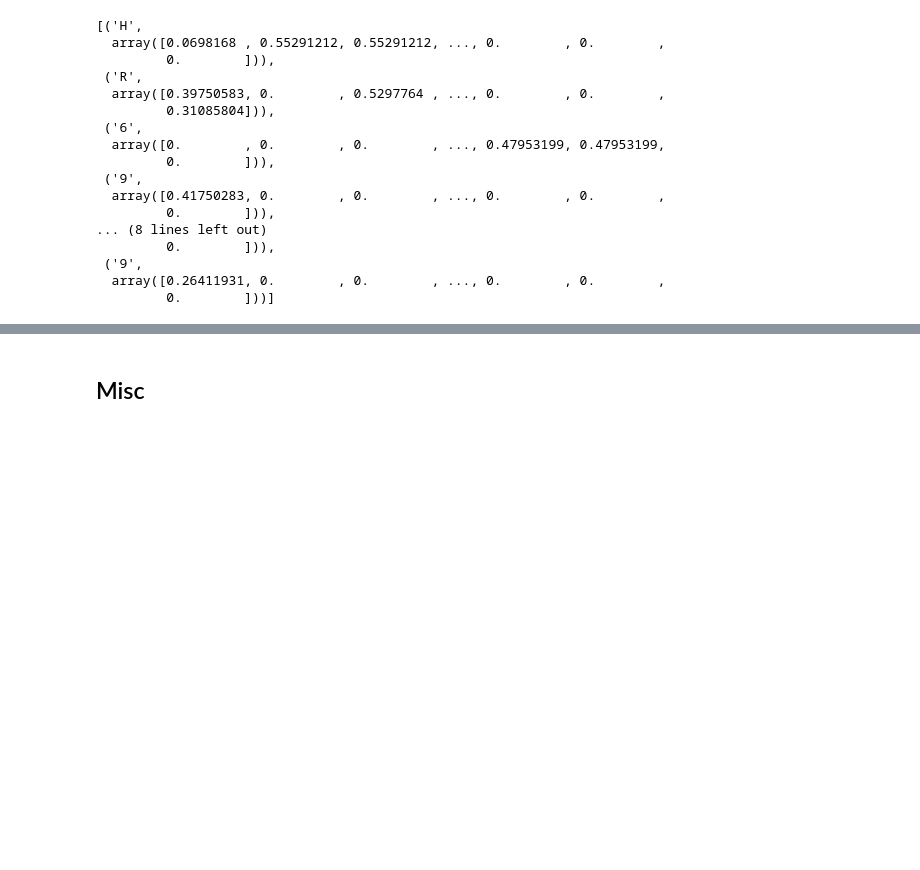
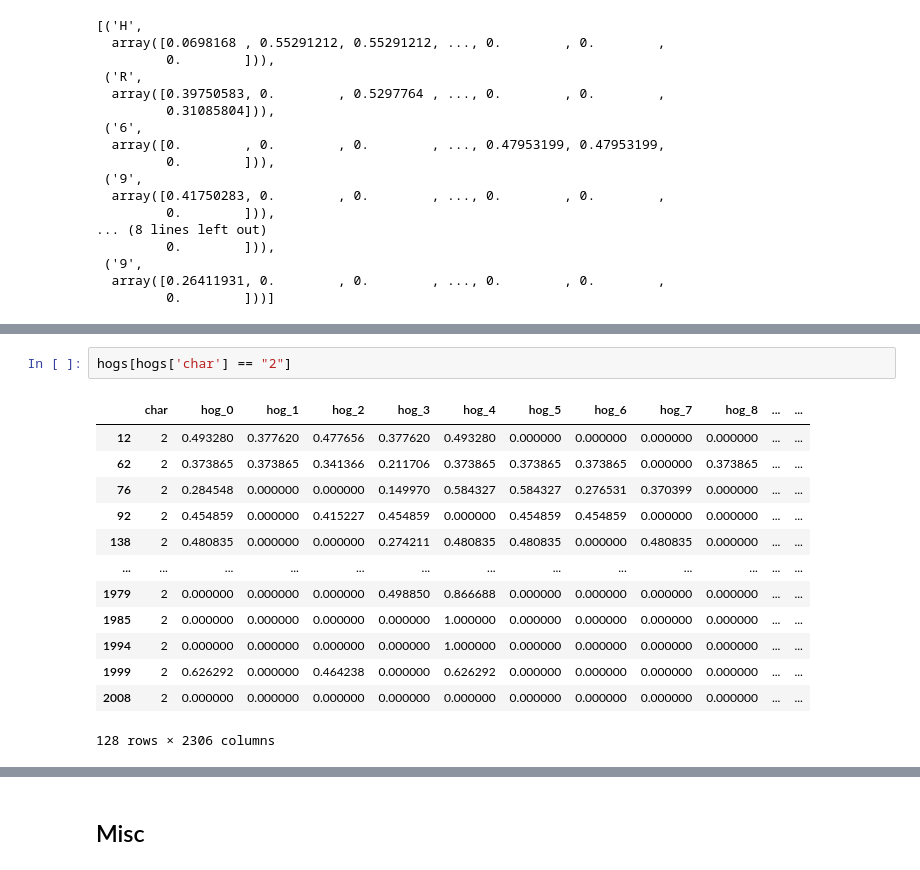
Before and after one commit to UltraArceus3/CSE5717-Project, a Jupyter notebook: OCR/custom_ocr.ipynb, the cells around one changed output, grey strips where cells are left out. Drawn from its saved outputs; the diff is of its cells as text; blank space fills up the shorter version.

```diff
--- a/OCR/custom_ocr.ipynb
+++ b/OCR/custom_ocr.ipynb
@@ -96,0 +136,16 @@ hogs.to_csv(".out/license_plate_hogs.csv", index=False)
+# %%
+hogs[hogs['char'] == "2"]
+# %% [output]
+|  | char | hog_0 | hog_1 | hog_2 | hog_3 | hog_4 | hog_5 | hog_6 | hog_7 | hog_8 | ... | ... |
+| 12 | 2 | 0.493280 | 0.377620 | 0.477656 | 0.377620 | 0.493280 | 0.000000 | 0.000000 | 0.000000 | 0.000000 | ... | ... |
+| 62 | 2 | 0.373865 | 0.373865 | 0.341366 | 0.211706 | 0.373865 | 0.373865 | 0.373865 | 0.000000 | 0.373865 | ... | ... |
+| 76 | 2 | 0.284548 | 0.000000 | 0.000000 | 0.149970 | 0.584327 | 0.584327 | 0.276531 | 0.370399 | 0.000000 | ... | ... |
+| 92 | 2 | 0.454859 | 0.000000 | 0.415227 | 0.454859 | 0.000000 | 0.454859 | 0.454859 | 0.000000 | 0.000000 | ... | ... |
+| 138 | 2 | 0.480835 | 0.000000 | 0.000000 | 0.274211 | 0.480835 | 0.480835 | 0.000000 | 0.480835 | 0.000000 | ... | ... |
+| ... | ... | ... | ... | ... | ... | ... | ... | ... | ... | ... | ... | ... |
+| 1979 | 2 | 0.000000 | 0.000000 | 0.000000 | 0.498850 | 0.866688 | 0.000000 | 0.000000 | 0.000000 | 0.000000 | ... | ... |
+| 1985 | 2 | 0.000000 | 0.000000 | 0.000000 | 0.000000 | 1.000000 | 0.000000 | 0.000000 | 0.000000 | 0.000000 | ... | ... |
+| 1994 | 2 | 0.000000 | 0.000000 | 0.000000 | 0.000000 | 1.000000 | 0.000000 | 0.000000 | 0.000000 | 0.000000 | ... | ... |
+| 1999 | 2 | 0.626292 | 0.000000 | 0.464238 | 0.000000 | 0.626292 | 0.000000 | 0.000000 | 0.000000 | 0.000000 | ... | ... |
+| 2008 | 2 | 0.000000 | 0.000000 | 0.000000 | 0.000000 | 0.000000 | 0.000000 | 0.000000 | 0.000000 | 0.000000 | ... | ... |
+128 rows × 2306 columns
```
Also changed, not shown: parts of 12 cells of this notebook, 5 other files.
